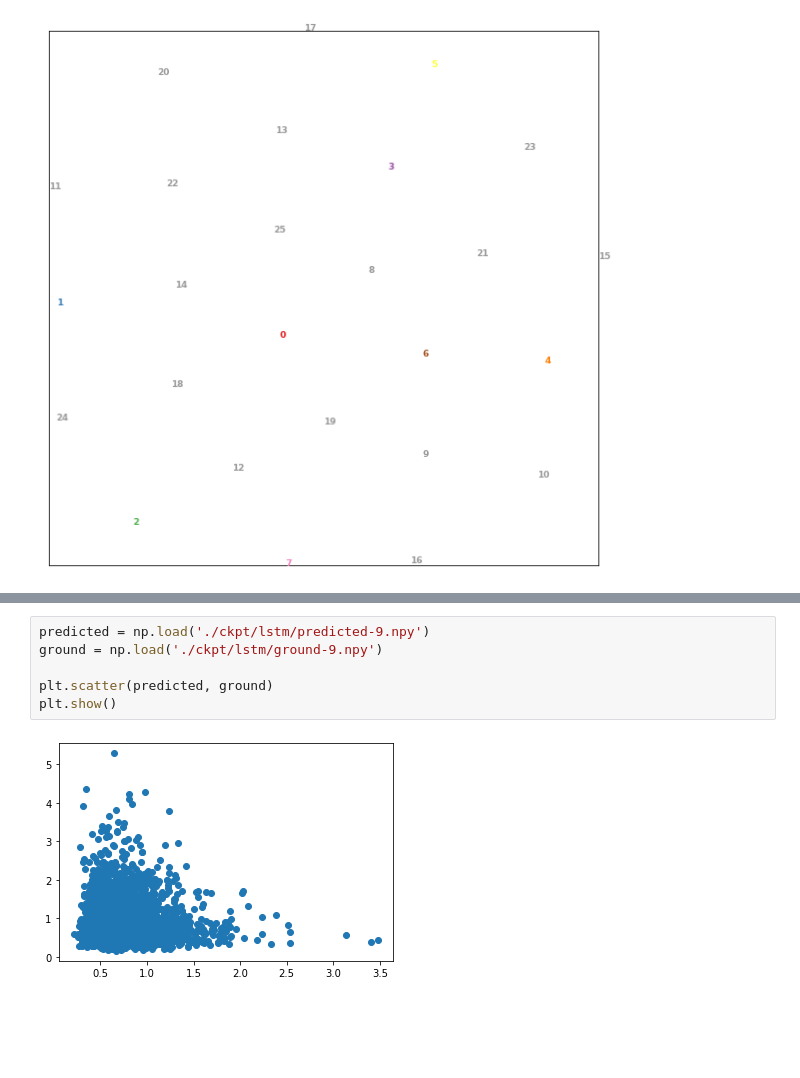
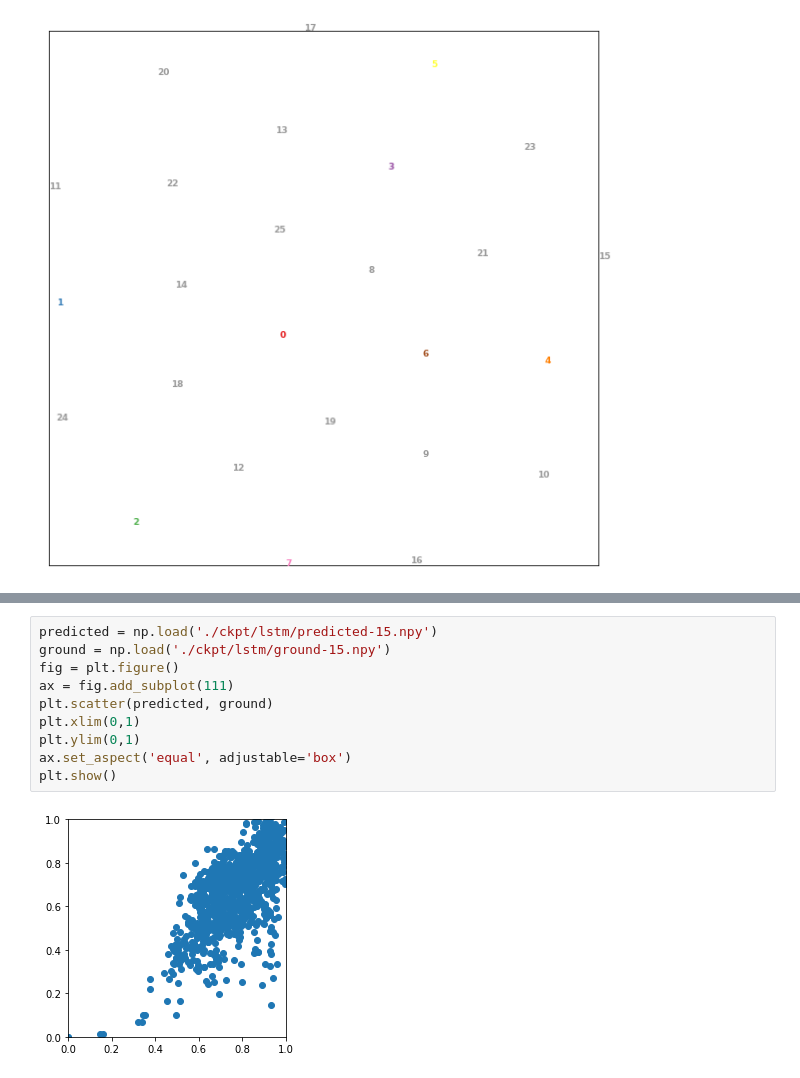
Before and after one commit to JeterHwang/guide-tree, a Jupyter notebook: guideTree-python/visualize.ipynb, the cells around one changed output, grey strips where cells are left out. Drawn from its saved outputs; the diff is of its cells as text; blank space fills up the shorter version.

```diff
--- a/guideTree-python/visualize.ipynb
+++ b/guideTree-python/visualize.ipynb
@@ -145,8 +158,12 @@ plt.show()
 # %%
-predicted = np.load('./ckpt/lstm/predicted-9.npy')
-ground = np.load('./ckpt/lstm/ground-9.npy')
-
+predicted = np.load('./ckpt/lstm/predicted-15.npy')
+ground = np.load('./ckpt/lstm/ground-15.npy')
+fig = plt.figure()
+ax = fig.add_subplot(111)
 plt.scatter(predicted, ground)
+plt.xlim(0,1)
+plt.ylim(0,1)
+ax.set_aspect('equal', adjustable='box')
 plt.show()
 # %% [output]
-[figure, old version]
+[figure, new version]
```
Also changed, not shown: parts of 4 cells of this notebook, 10 other files.
